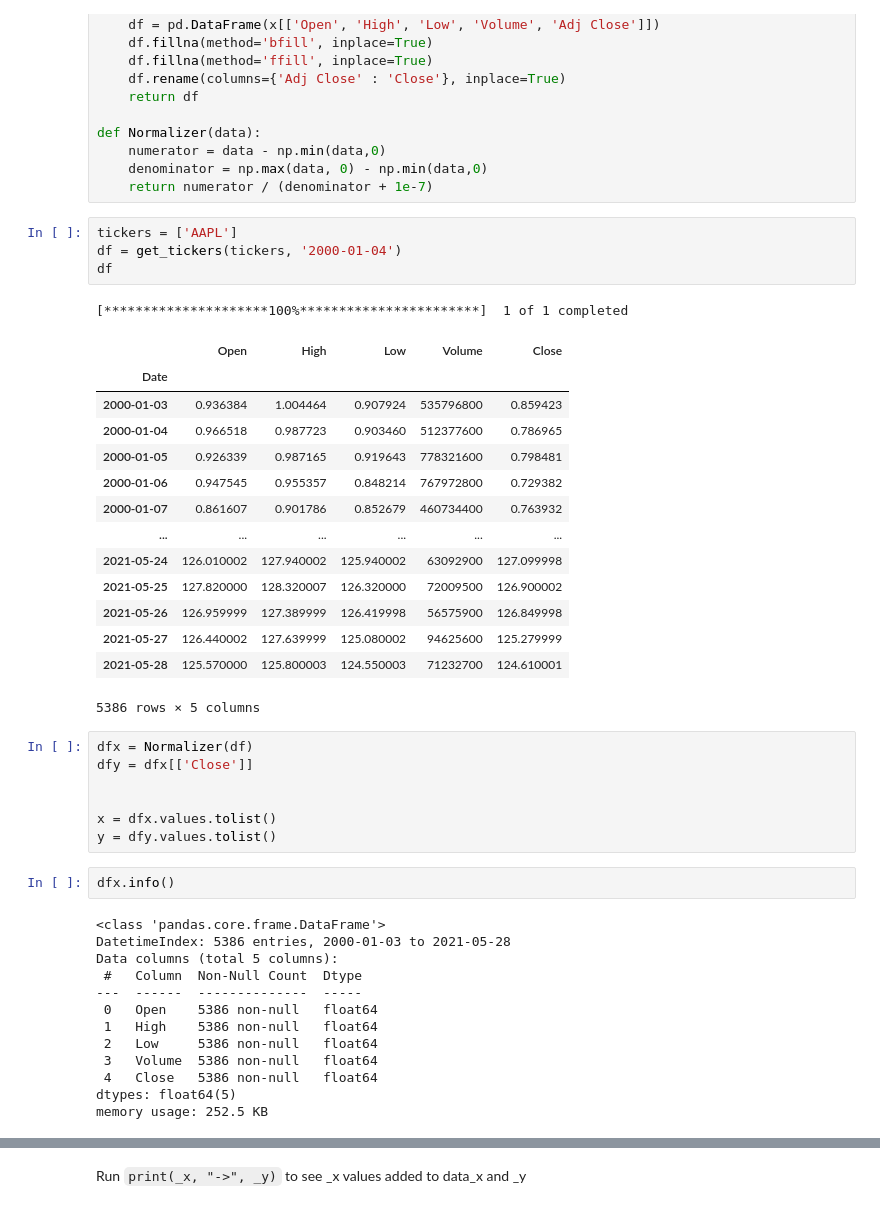
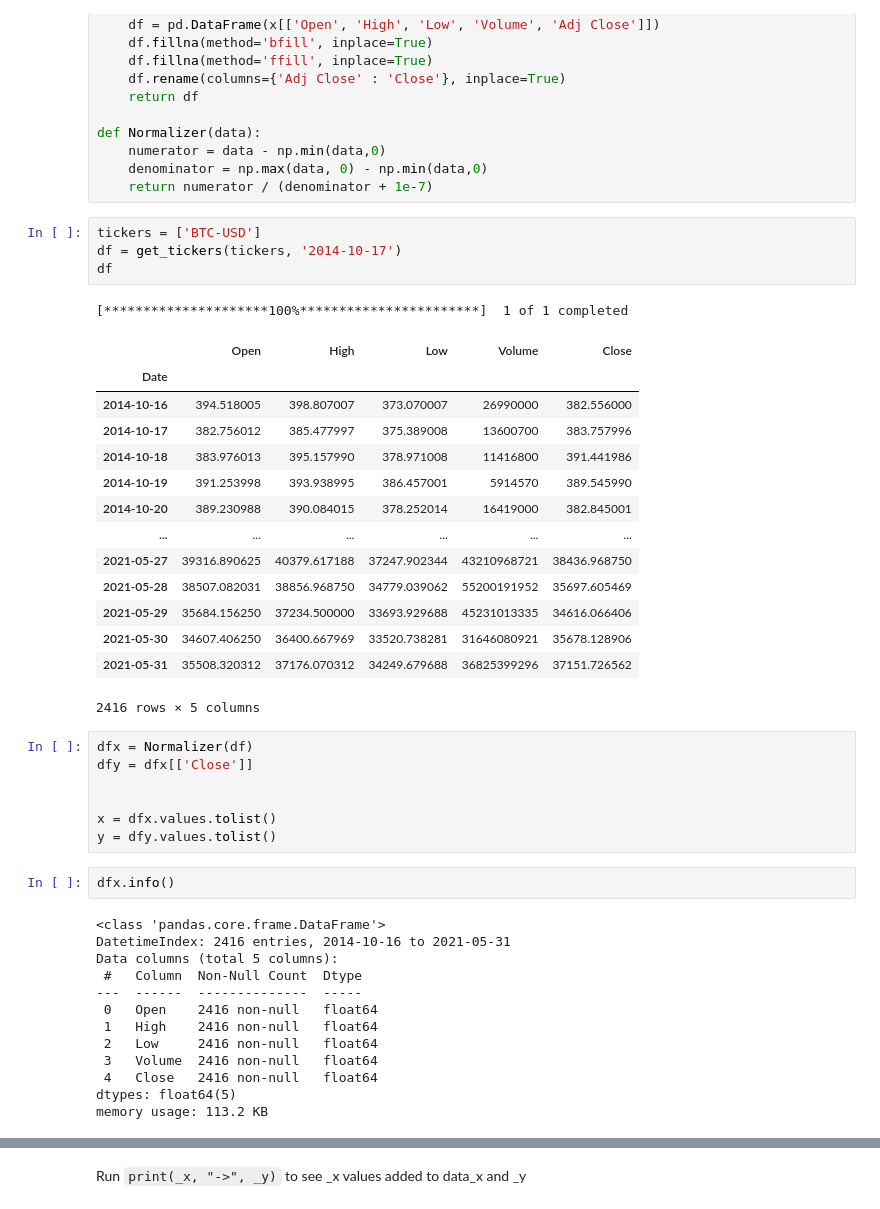
Before and after one commit to Rsych/Finance-Portfolio-Maker, a Jupyter notebook: Stock price predictor with RNN.ipynb, the cells around one changed output, grey strips where cells are left out. Saved outputs shown, nothing was run; the diff lists cells and outputs as text.

```diff
--- a/Stock price predictor with RNN.ipynb
+++ b/Stock price predictor with RNN.ipynb
@@ -47,25 +47,25 @@ def Normalizer(data):
     denominator = np.max(data, 0) - np.min(data,0)
     return numerator / (denominator + 1e-7)
 # %%
-tickers = ['AAPL']
-df = get_tickers(tickers, '2000-01-04')
+tickers = ['BTC-USD']
+df = get_tickers(tickers, '2014-10-17')
 df
 # %% [output]
 [*********************100%***********************]  1 of 1 completed
 |  | Open | High | Low | Volume | Close |
 | Date |  |  |  |  |  |
-| 2000-01-03 | 0.936384 | 1.004464 | 0.907924 | 535796800 | 0.859423 |
-| 2000-01-04 | 0.966518 | 0.987723 | 0.903460 | 512377600 | 0.786965 |
-| 2000-01-05 | 0.926339 | 0.987165 | 0.919643 | 778321600 | 0.798481 |
-| 2000-01-06 | 0.947545 | 0.955357 | 0.848214 | 767972800 | 0.729382 |
-| 2000-01-07 | 0.861607 | 0.901786 | 0.852679 | 460734400 | 0.763932 |
+| 2014-10-16 | 394.518005 | 398.807007 | 373.070007 | 26990000 | 382.556000 |
+| 2014-10-17 | 382.756012 | 385.477997 | 375.389008 | 13600700 | 383.757996 |
+| 2014-10-18 | 383.976013 | 395.157990 | 378.971008 | 11416800 | 391.441986 |
+| 2014-10-19 | 391.253998 | 393.938995 | 386.457001 | 5914570 | 389.545990 |
+| 2014-10-20 | 389.230988 | 390.084015 | 378.252014 | 16419000 | 382.845001 |
 | ... | ... | ... | ... | ... | ... |
-| 2021-05-24 | 126.010002 | 127.940002 | 125.940002 | 63092900 | 127.099998 |
-| 2021-05-25 | 127.820000 | 128.320007 | 126.320000 | 72009500 | 126.900002 |
-| 2021-05-26 | 126.959999 | 127.389999 | 126.419998 | 56575900 | 126.849998 |
-| 2021-05-27 | 126.440002 | 127.639999 | 125.080002 | 94625600 | 125.279999 |
-| 2021-05-28 | 125.570000 | 125.800003 | 124.550003 | 71232700 | 124.610001 |
+| 2021-05-27 | 39316.890625 | 40379.617188 | 37247.902344 | 43210968721 | 38436.968750 |
+| 2021-05-28 | 38507.082031 | 38856.968750 | 34779.039062 | 55200191952 | 35697.605469 |
+| 2021-05-29 | 35684.156250 | 37234.500000 | 33693.929688 | 45231013335 | 34616.066406 |
+| 2021-05-30 | 34607.406250 | 36400.667969 | 33520.738281 | 31646080921 | 35678.128906 |
+| 2021-05-31 | 35508.320312 | 37176.070312 | 34249.679688 | 36825399296 | 37151.726562 |
-5386 rows × 5 columns
+2416 rows × 5 columns
 # %%
 dfx = Normalizer(df)
 dfy = dfx[['Close']]
@@ -77,17 +77,17 @@ y = dfy.values.tolist()
 dfx.info()
 # %% [output]
 <class 'pandas.core.frame.DataFrame'>
-DatetimeIndex: 5386 entries, 2000-01-03 to 2021-05-28
+DatetimeIndex: 2416 entries, 2014-10-16 to 2021-05-31
 Data columns (total 5 columns):
  #   Column  Non-Null Count  Dtype
 ---  ------  --------------  -----
- 0   Open    5386 non-null   float64
- 1   High    5386 non-null   float64
- 2   Low     5386 non-null   float64
- 3   Volume  5386 non-null   float64
- 4   Close   5386 non-null   float64
+ 0   Open    2416 non-null   float64
+ 1   High    2416 non-null   float64
+ 2   Low     2416 non-null   float64
+ 3   Volume  2416 non-null   float64
+ 4   Close   2416 non-null   float64
 dtypes: float64(5)
-memory usage: 252.5 KB
+memory usage: 113.2 KB
 # %%
 dfy.info()
 # %% [output]
```
Also changed, not shown: parts of 8 cells of this notebook.
